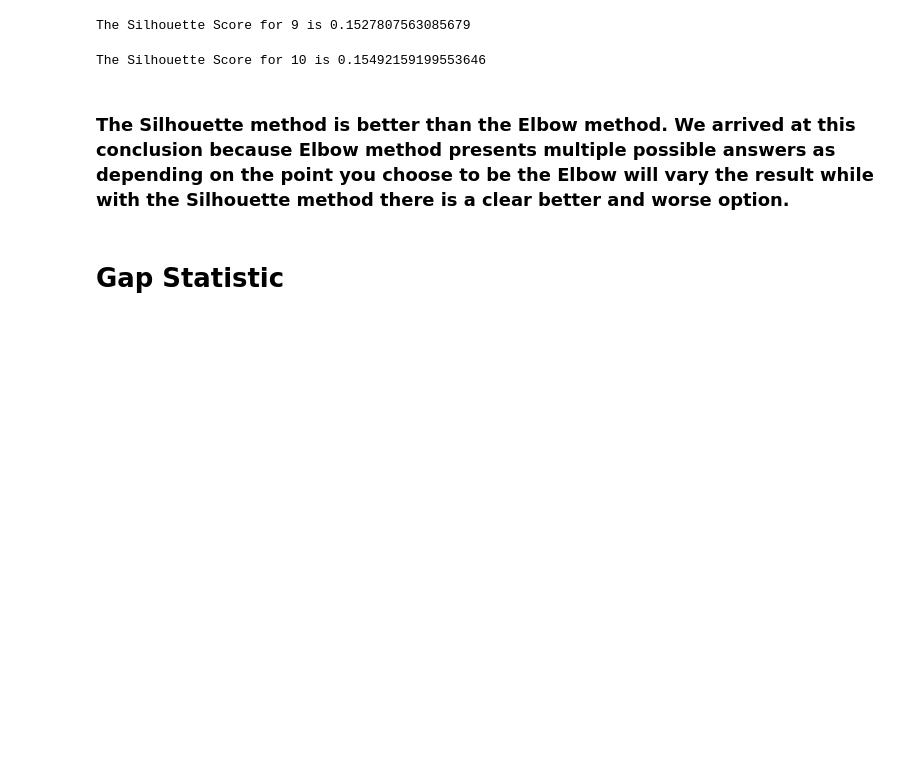
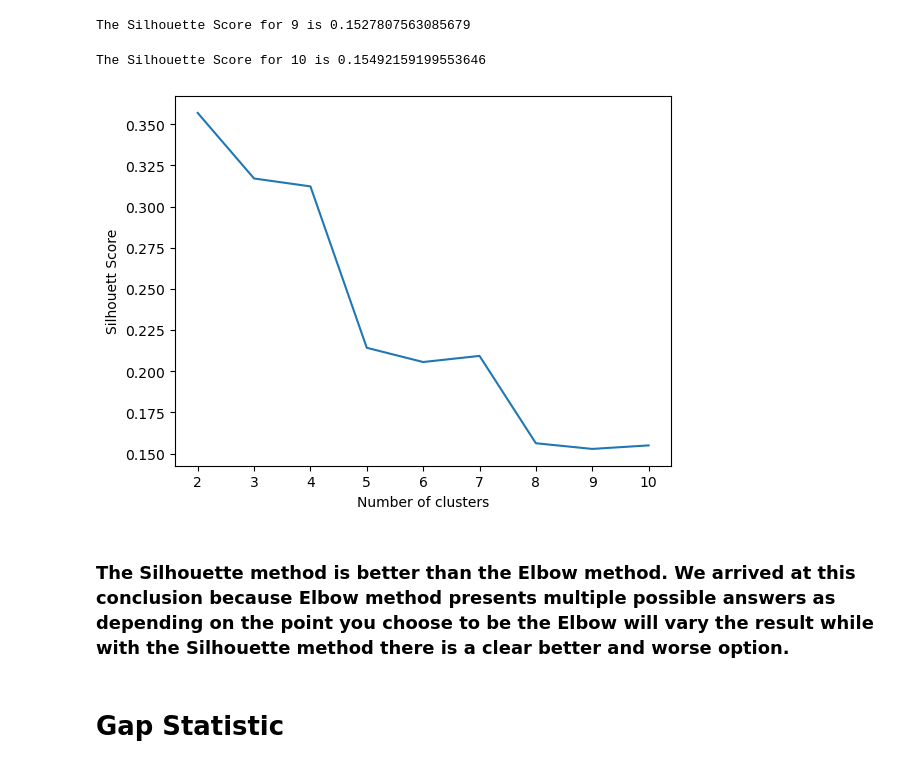
Before and after one commit to Suhail270/DMML_Part2, a Jupyter notebook: K-means.ipynb, the cells around one changed output. Drawn from its saved outputs; the diff is of its cells as text; code cells hidden in the pictures; blank space fills up the shorter version.

```diff
--- a/K-means.ipynb
+++ b/K-means.ipynb
@@ -197,8 +207,12 @@ Silhouette Score: 0.3568434794605163
 # %% [markdown]
 # Silhouette Method
 # %%
+import matplotlib.pyplot as plt
+
+s=[]
 for i in range(2,11):
     models=KMeans(n_clusters=i,init="k-means++",random_state=24).fit(x_train).labels_
+    s.append(silhouette_score(x_train, models))
     print("The Silhouette Score for",i,"is" ,silhouette_score(x_train, models),"\n")
 # %% [output]
 The Silhouette Score for 2 is 0.3568434794605163
@@ -210,6 +224,13 @@ The Silhouette Score for 7 is 0.20927332313876232
 The Silhouette Score for 8 is 0.15622718762129312
 The Silhouette Score for 9 is 0.1527807563085679
 The Silhouette Score for 10 is 0.15492159199553646
+# %%
+plt.plot(range(2, 11), s)
+plt.xlabel('Number of clusters')
+plt.ylabel('Silhouett Score')
+plt.show()
+# %% [output]
+[figure, added]
 # %% [markdown]
 ### The Silhouette method is better than the Elbow method. We arrived at this conclusion because Elbow method presents multiple possible answers as depending on the point you choose to be the Elbow will vary the result while with the Silhouette method there is a clear better and worse option.
 # %% [markdown]
```
Also changed, not shown: parts of 2 cells of this notebook.
